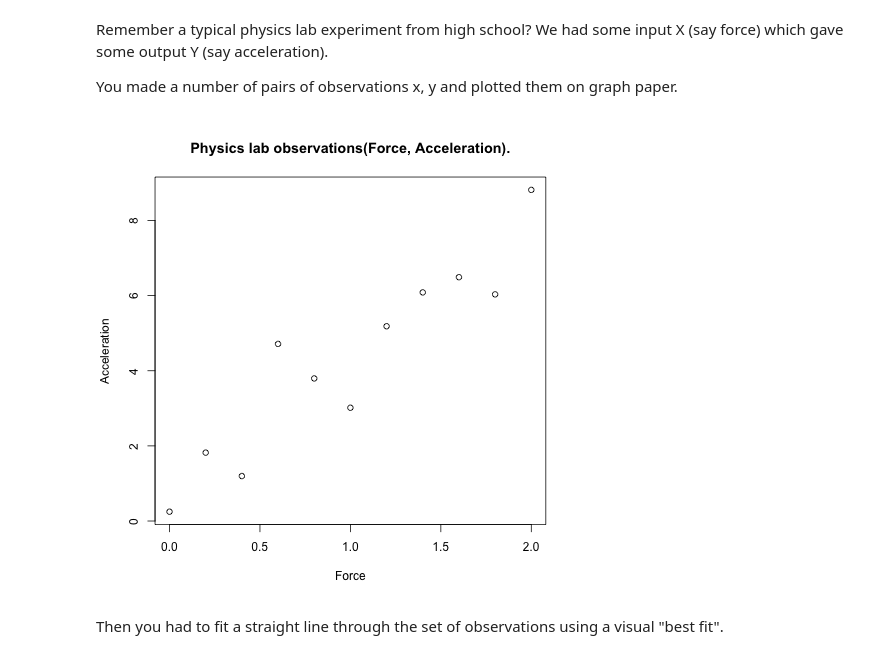
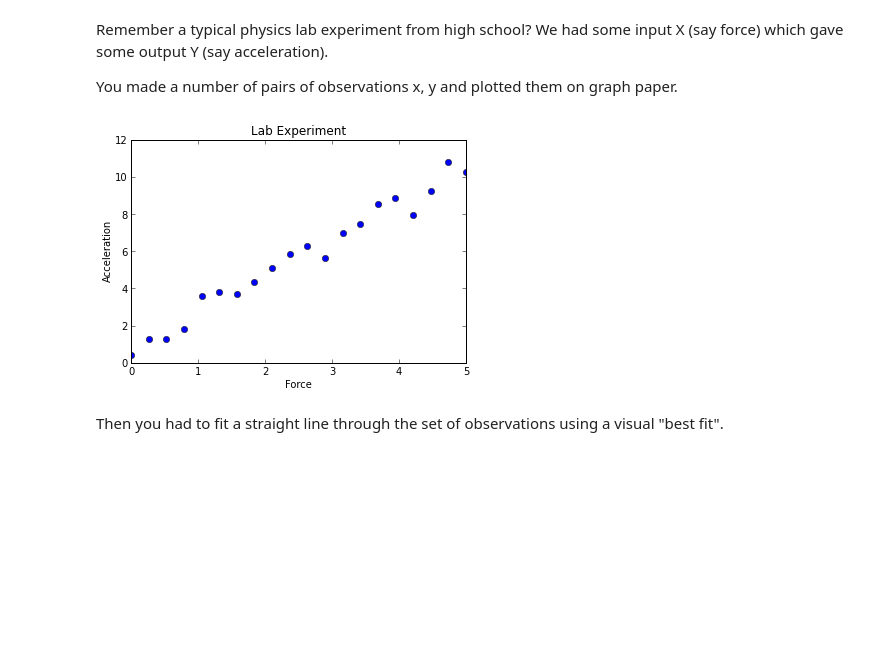
Before and after one commit to nborwankar/opendatasci, a Jupyter notebook: notebooks/A1. Linear Regression - Overview.ipynb, the cells around one changed output. Saved outputs shown, nothing was run; the diff lists cells and outputs as text; code cells hidden in the pictures; blank space fills up the shorter version.

Commit message:
Lin and Log Reg lessons completely redone with Python and rewritten to be interactive, other two need some moderate formatting and cleanup

```diff
--- a/notebooks/A1. Linear Regression - Overview.ipynb
+++ b/notebooks/A1. Linear Regression - Overview.ipynb
@@ -38,27 +38,10 @@ Creating a Linear Model involves a technique known as **Linear Regression**.  It
 Remember a typical physics lab experiment from high school? We had some input X (say force) which gave some output Y (say acceleration).
 
 You made a number of pairs of observations x, y and plotted them on graph paper.
-# %%
-%%R
-# this code is used to generate the figure but won't be visible in the published notebook
-# it will just have the image below
-X=seq(0,2,by=0.2)
-set.seed(1)
-X2 = 0.4*rnorm(length(X))
-Y = 3*(X+X2)+1
-plot(X, Y, xlab='Force',ylab='Acceleration',main='Physics lab observations(Force, Acceleration).')
-#res = lm(Y~X)
-#abline(res)
-
-# python
-# generate sequence X  0 to 2 by steps 0.2
-# set seed
-# X2 = 0.4 * random normal of length = len(X)
-# Y = 3*(X+X2) + 1
-# plot X, Y xlabel = 'Force' ylabel = 'Acceleration', main='Physics lab observations(Force, Acceleration).'
-# res = lin regression Y vs X
-# draw regression line based on res
-# %% [output]
-[figure, removed]
+# %%
+import linreg
+a = linreg.lab_experiment()
+# %% [output]
+[figure, added]
 # %% [markdown]
 Then you had to fit a straight line through the set of observations using a visual "best fit".
```
Also changed, not shown: parts of 17 cells of this notebook, 35 other files.
